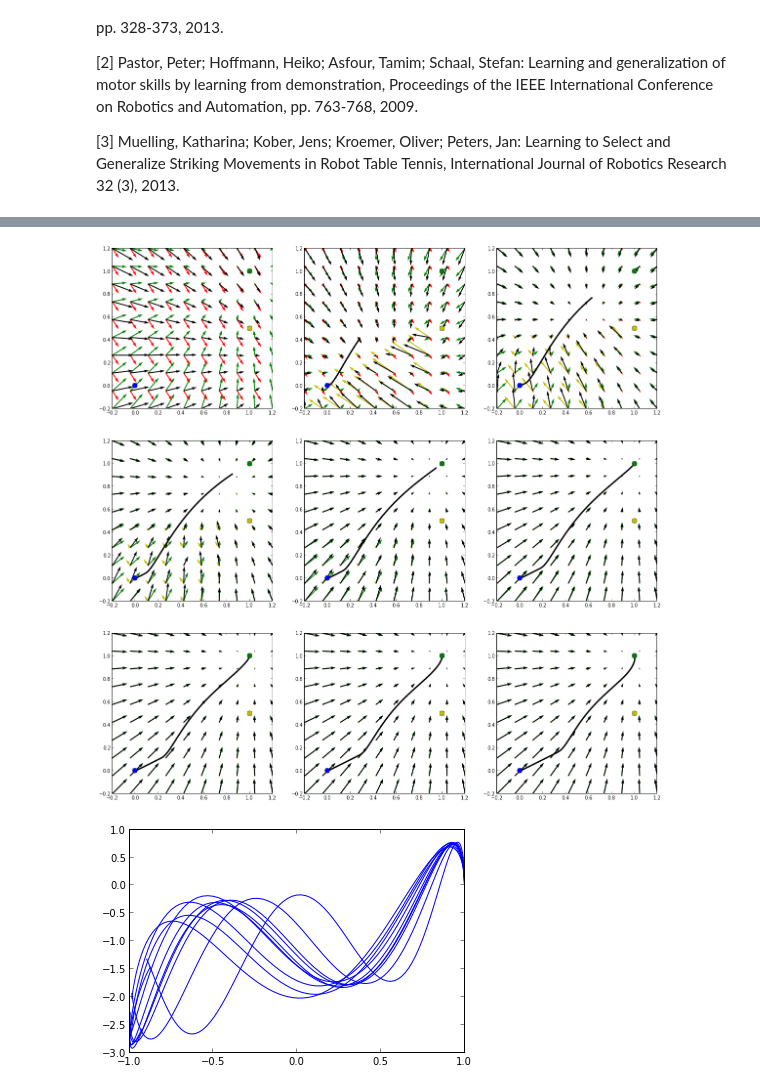
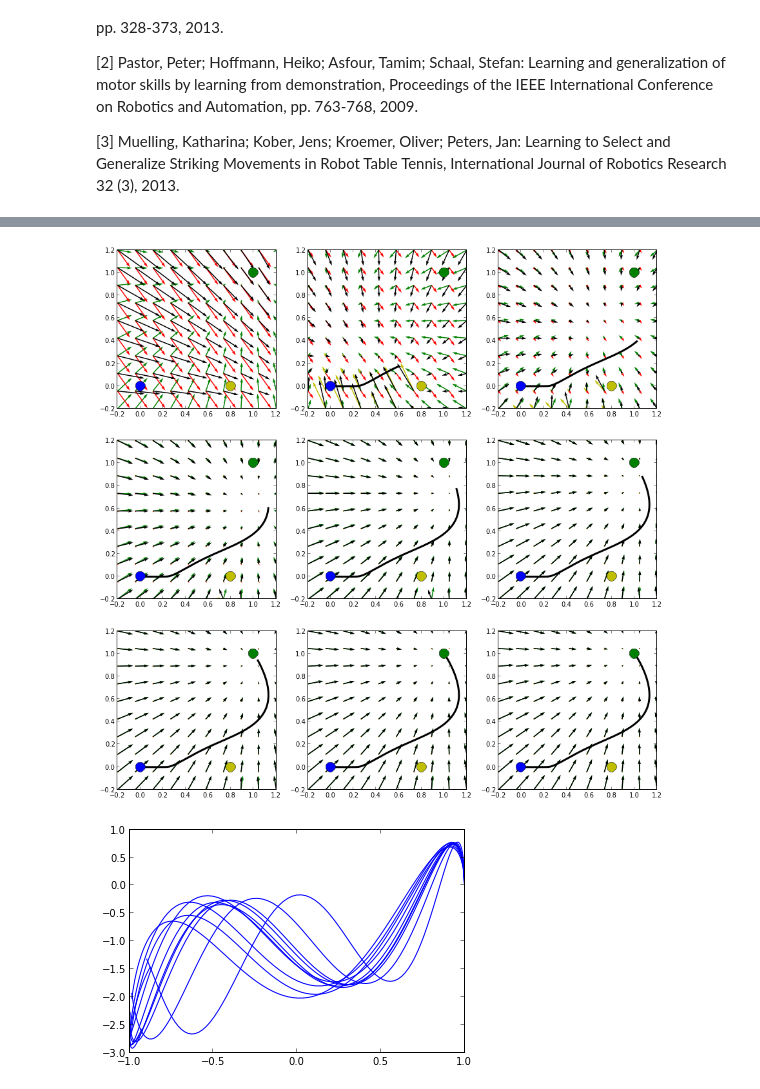
Before and after one commit to AlexanderFabisch/PyDMP, a Jupyter notebook: DMP.ipynb, the cells around one changed output, grey strips where cells are left out. Cells and saved outputs as stored; diff of their text form; code cells hidden in the pictures.

```diff
--- a/DMP.ipynb
+++ b/DMP.ipynb
@@ -47,12 +47,12 @@ x0 = array([0, 0], dtype=float64)
 g = array([1, 1], dtype=float64)
 tau = 1.0
 n_features = 50
-w = numpy.vstack((random.multivariate_normal(random.randn(n_features)*linspace(100, 1000, n_features),
-                  500*random.randn(n_features, n_features)),
-                  random.multivariate_normal(random.randn(n_features)*linspace(100, 1000, n_features),
-                  500*random.randn(n_features, n_features))))
+w = vstack((random.multivariate_normal(random.randn(n_features)*linspace(100, 2000, n_features),
+            500*random.randn(n_features, n_features)),
+            random.multivariate_normal(random.randn(n_features)*linspace(100, 2000, n_features),
+            500*random.randn(n_features, n_features))))
 # w = array([[0.0, -300.0, 200.0, 100.0], [-200.0, 0.0, -200.0, -500.0]])
-o = array([1.0, 0.5])
+o = array([0.8, 0.0])
 n_steps = 1000
 dt = tau / n_steps
 
@@ -98,7 +98,7 @@ G = trajectory(dmp, shape=False, avoidance=False)
 T = trajectory(dmp, shape=True, avoidance=False)
 O = trajectory(dmp, shape=True, avoidance=True)
 
-fig = figure(figsize=(10, 10))
+fig = figure(figsize=(5, 5))
 
 plot(G[:, 0], G[:, 1], lw=3, color="g")
 plot(T[:, 0], T[:, 1], lw=3, color="r")
@@ -113,44 +113,44 @@ plot(o[0], o[1], "o", color="y", markersize=10)
 # %%
-def potential_trajectory(dmp, n_steps, shape, avoidance):
+def potential_trajectory(dmp, max_t, n_steps, shape, avoidance):
     T = [x0.copy()]
     To = [x0.copy()]
     F = []
     x = x0.copy()
     xd = zeros_like(x, dtype=numpy.float64)
     xo = x0.copy()
     xod = zeros_like(x, dtype=float64)
-    for t in xrange(n_steps):
+    for t in xrange(max_t):
         s = dmp.phase(tau, n_steps, t)
         C = dmp.obstacle(o, x, xd) if avoidance else 0.0
         f = dmp.forcing_term(x0, g, tau, w, s, x) if shape else 0.0
         xd += dt * (dmp.spring_damper(x0, g, tau, s, x, xd) + f + C)
         x += dt * xd
         T.append(x.copy())
-    X, Y, sd, f, C, acc = potential_field(dmp, n_steps-1, xd)
+    X, Y, sd, f, C, acc = potential_field(dmp, max_t-1, xd)
     if not avoidance:
         acc -= C
     return array(T), X, Y, sd, f, C, acc
 
-fig = figure(figsize=(20, 20))
+fig = figure(figsize=(15, 15))
 n_gap = n_steps / 10
 for t in list(range(1, n_steps, n_gap))[:-1]:
     subplot(3, 3, 1+t/n_gap)
 
-    T, X, Y, sd, f, C, acc = potential_trajectory(dmp, t, shape=True, avoidance=True)
+    T, X, Y, sd, f, C, acc = potential_trajectory(dmp, t, n_steps, shape=True, avoidance=True)
 
     plot(T[:, 0], T[:, 1], lw=3, color="black")
 
     quiver_scale = 2e3
     quiver(X, Y, sd[:, :, 0], sd[:, :, 1], scale=quiver_scale, color="g")
     quiver(X, Y, f[:, :, 0], f[:, :, 1], scale=quiver_scale, color="r")
     quiver(X, Y, C[:, :, 0], C[:, :, 1], scale=quiver_scale, color="y")
     quiver(X, Y, acc[:, :, 0], acc[:, :, 1], scale=quiver_scale, color="black")
 
-    plot(x0[0], x0[1], "o", color="b", markersize=10)
-    plot(g[0], g[1], "o", color="g", markersize=10)
-    plot(o[0], o[1], "o", color="y", markersize=10)
+    plot(x0[0], x0[1], "o", color="b", markersize=15)
+    plot(g[0], g[1], "o", color="g", markersize=15)
+    plot(o[0], o[1], "o", color="y", markersize=15)
 # %% [output]
-[figure, old version]
+[figure, new version]
 # %%
 n_steps = 100
 n_demos = 10
```
Also changed, not shown: parts of 1 cell of this notebook.
